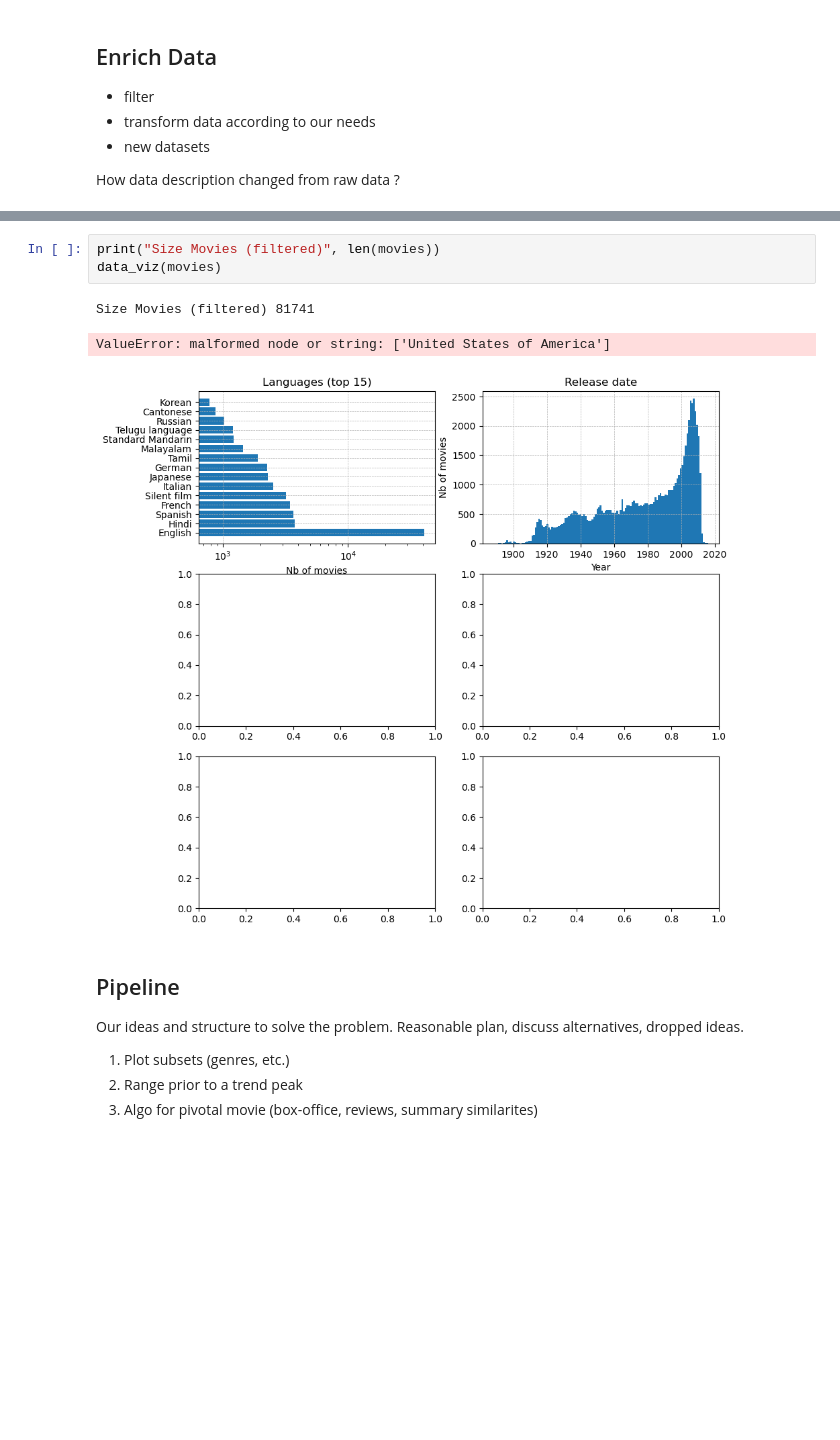
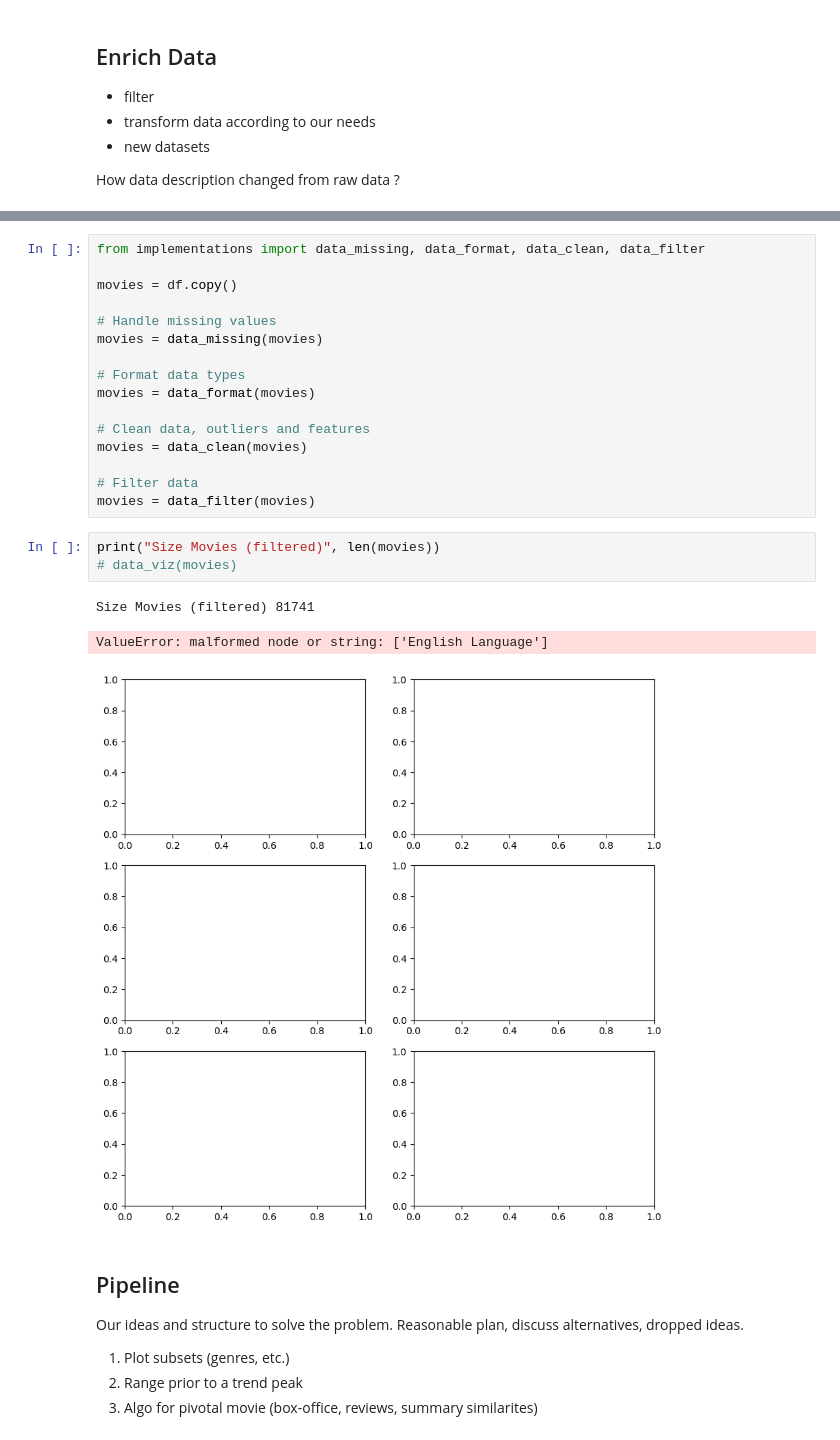
Before and after one commit to epfl-ada/ada-2023-project-thewestbobers, a Jupyter notebook: milestoneP2.ipynb, the cells around one changed output, grey strips where cells are left out. Saved outputs shown, nothing was run; the diff lists cells and outputs as text; blank space fills up the shorter version.

Commit message:
enrich data framework

```diff
--- a/milestoneP2.ipynb
+++ b/milestoneP2.ipynb
@@ -81,10 +59,26 @@ data_clean(movies)
+# %%
+from implementations import data_missing, data_format, data_clean, data_filter
+
+movies = df.copy()
+
+# Handle missing values
+movies = data_missing(movies)
+
+# Format data types
+movies = data_format(movies)
+
+# Clean data, outliers and features
+movies = data_clean(movies)
+
+# Filter data
+movies = data_filter(movies)
 # %%
 print("Size Movies (filtered)", len(movies))
-data_viz(movies)
+# data_viz(movies)
 # %% [output]
 Size Movies (filtered) 81741
-ValueError: malformed node or string: ['United States of America']
+ValueError: malformed node or string: ['English Language']
-[figure, old version]
+[figure, new version]
 # %% [markdown]
 ## Pipeline
 Our ideas and structure to solve the problem. Reasonable plan, discuss alternatives, dropped ideas.
```
Also changed, not shown: parts of 1 cell of this notebook, 1 other file.
